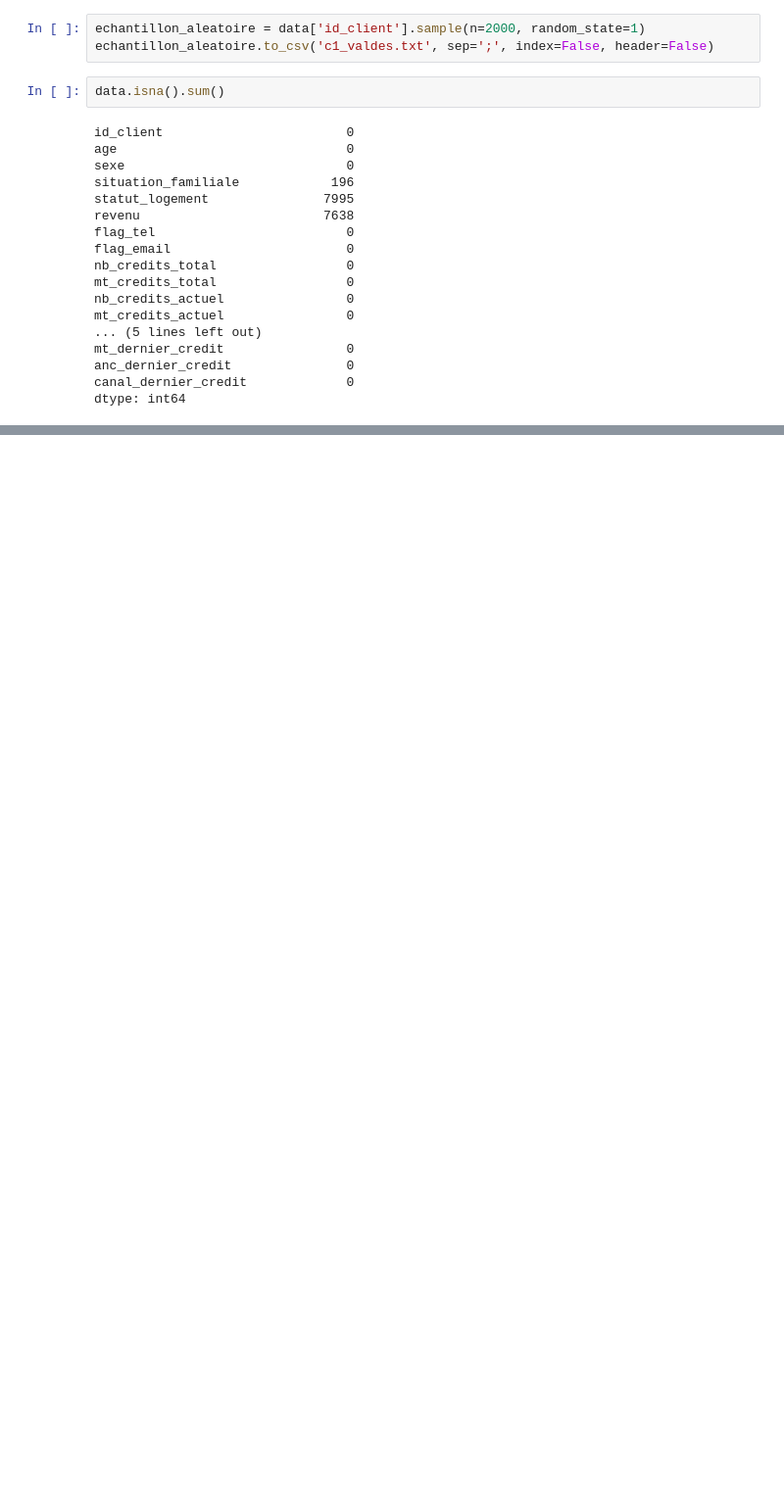
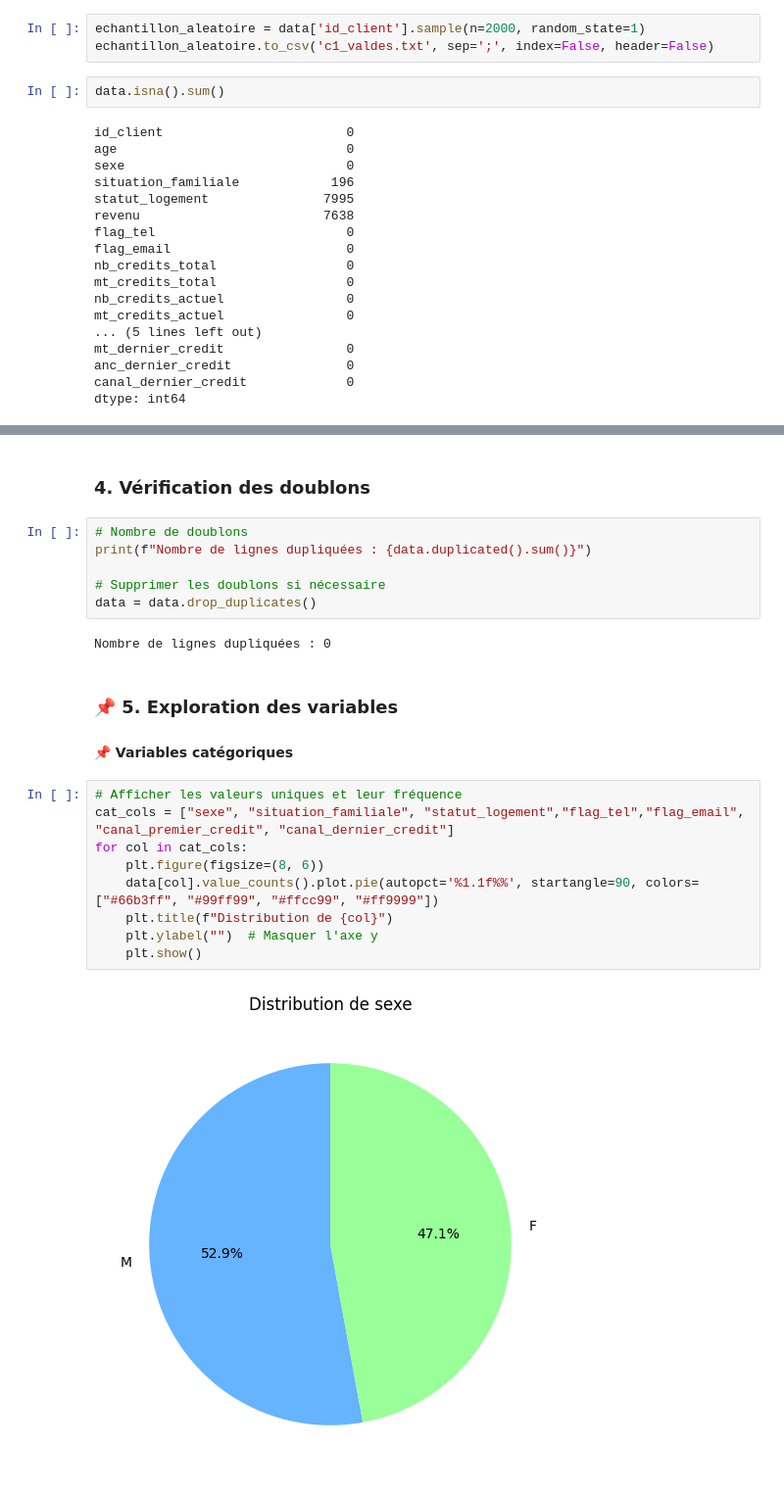
Before and after one commit to ValdesFeudjio/implementation-scoring, a Jupyter notebook: atelier.ipynb, the cells around one changed output, grey strips where cells are left out. Shown at 98% size. Cells and saved outputs as stored; diff of their text form; blank space fills up the shorter version.

```diff
--- a/atelier.ipynb
+++ b/atelier.ipynb
@@ -35,0 +93,24 @@ dtype: int64
+# %% [markdown]
+ ### 4. Vérification des doublons
+# %%
+# Nombre de doublons
+print(f"Nombre de lignes dupliquées : {data.duplicated().sum()}")
+
+# Supprimer les doublons si nécessaire
+data = data.drop_duplicates()
+# %% [output]
+Nombre de lignes dupliquées : 0
+# %% [markdown]
+### 📌 5. Exploration des variables
+#### 📌 Variables catégoriques
+# %%
+# Afficher les valeurs uniques et leur fréquence
+cat_cols = ["sexe", "situation_familiale", "statut_logement","flag_tel","flag_email", "canal_premier_credit", "canal_dernier_credit"]
+for col in cat_cols:
+    plt.figure(figsize=(8, 6))
+    data[col].value_counts().plot.pie(autopct='%1.1f%%', startangle=90, colors=["#66b3ff", "#99ff99", "#ffcc99", "#ff9999"])
+    plt.title(f"Distribution de {col}")
+    plt.ylabel("")  # Masquer l'axe y
+    plt.show()
+# %% [output]
+[figure, added]
```
Also changed, not shown: parts of 15 cells of this notebook, 5 other files.
